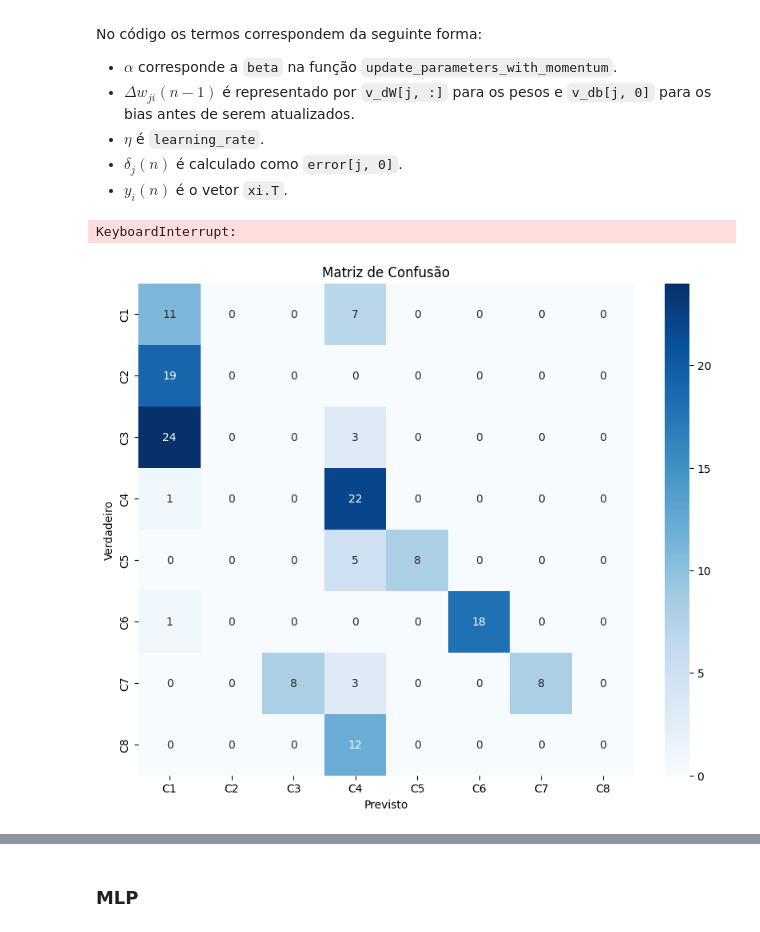
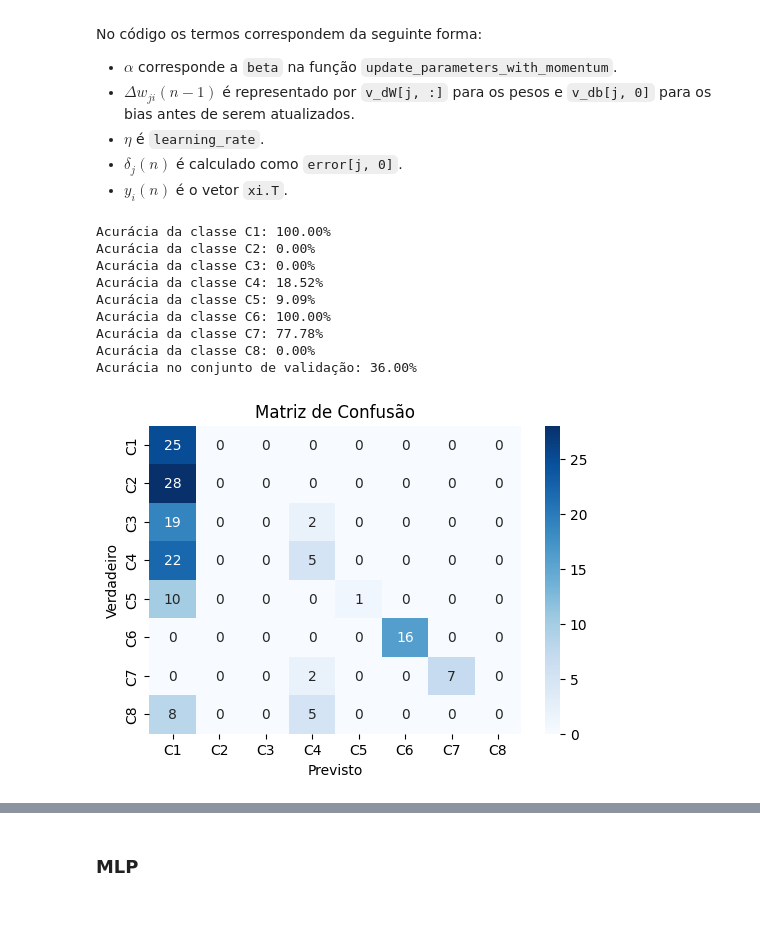
Before and after one commit to ArthurrCr/DEEP-LEARNING, a Jupyter notebook: [DL] 1A Lista_.ipynb, the cells around one changed output, grey strips where cells are left out. Cells and saved outputs as stored; diff of their text form; code cells hidden in the pictures.

```diff
--- a/[DL] 1A Lista_.ipynb
+++ b/[DL] 1A Lista_.ipynb
@@ -684,7 +660,7 @@ def function_c(x):
     return 10*x**5 + 5*x**4 + 2*x**3 - 0.5*x**2 + 3*x + 2
 
 # Gerando dados de amostra (200 amostras uniformemente espaçadas entre 0 e 5)
-x_samples_c = np.linspace(0, 5, 1000)  # 200 amostras entre 0 e 5
+x_samples_c = np.linspace(0, 5, 200)  # 200 amostras entre 0 e 5
 y_samples_c = function_c(x_samples_c)
 
 # Dividindo os dados em conjuntos de treinamento e validação
@@ -1036,7 +1016,7 @@ xx, yy = np.meshgrid(np.arange(x_min, x_max, 0.01),
 
 # Prever classes para cada ponto na grade
 grid_points = np.c_[xx.ravel(), yy.ravel()].T  # Preparar pontos da grade para classificação
-A = forward_propagation(grid_points, parameters)  # Obter saída do modelo para cada ponto
+A = forward_propagation_delta(grid_points, parameters)  # Obter saída do modelo para cada ponto
 predictions = np.argmax(A, axis=0)  # Obter a classe com a maior saída
 Z = predictions.reshape(xx.shape)  # Reshape de acordo com a grade de pontos
 
@@ -1045,10 +1025,10 @@ plt.contourf(xx, yy, Z, alpha=0.4, cmap='Spectral')
 plt.xlim(xx.min(), xx.max())
 plt.ylim(yy.min(), yy.max())
 
-# Plotar os pontos de treinamento
+# Plotar os pontos de teste
 for i, color in enumerate(['blue', 'c', 'y', 'm', 'r', 'g', 'k', 'orange']):
-    idx = np.where(Y_train[i, :] == 1)
-    plt.scatter(X_train[0, idx], X_train[1, idx], c=color, label=class_dict[i][1], edgecolor='black')
+    idx = np.where(Y_test[i, :] == 1)
+    plt.scatter(X_test[0, idx], X_test[1, idx], c=color, label=class_dict[i])
 
 plt.title('Regiões de Decisão do Perceptron')
 plt.xlabel('X1')
@@ -1147,39 +1122,57 @@ def nn_model_with_momentum(X, Y, num_iterations=100, learning_rate=0.01, beta=0.
     return parameters
 # %%
-def train_and_evaluate_with_momentum(X_train, Y_train, X_val, Y_val, num_iterations=100, learning_rate=0.01, beta=0.9):
+def predict_with_momentum(X, parameters):
+    Z = forward_propagation_momentum(X, parameters)  # Obtenha os valores de Z (logits)
+    A = np.where(Z > 0, 1, -1)  # Aplica a função de ativação
+    predictions = np.argmax(A, axis=0)  # Converte os logits em previsões de classe
+    return predictions
+
+def calculate_accuracy(Y_true, Y_pred):
+    # Y_true e Y_pred devem ser vetores de índices de classe
+    return np.mean(Y_true == Y_pred)
+
+def train_and_evaluate_with_momentum(X_train, Y_train, X_val, Y_val, num_iterations, learning_rate, beta):
     parameters = nn_model_with_momentum(X_train, Y_train, num_iterations, learning_rate, beta)
 
     # Previsões no conjunto de validação
-    A_val = forward_propagation(X_val, parameters)
-    predictions_val = (A_val == 1).astype(int)
-    Y_val_class = (Y_val == 1).astype(int)
+    predictions_val = predict_with_momentum(X_val, parameters)
+    Y_val_indices = np.argmax(Y_val, axis=0)  # Converte de one-hot para índices de classe
 
-    # Converter previsões e rótulos verdadeiros em índices de classes para calcular a matriz de confusão
-    predictions_val_indices = np.argmax(predictions_val, axis=0)
-    Y_val_indices = np.argmax(Y_val_class, axis=0)
+    # Calcular a matriz de confusão e a acurácia geral
+    cm = confusion_matrix(Y_val_indices, predictions_val)
+    accuracy = calculate_accuracy(Y_val_indices, predictions_val)
 
-    # Calcular a matriz de confusão e a acurácia
-    cm = confusion_matrix(Y_val_indices, predictions_val_indices)
-    accuracy = accuracy_score(Y_val_indices, predictions_val_indices)
+    # Calcular e imprimir a acurácia por classe nos dados de validação
+    accuracies = cm.diagonal() / cm.sum(axis=1)
+    for i, acc in enumerate(accuracies):
+        print(f"Acurácia da classe {class_dict[i]}: {acc * 100:.2f}%")
 
     return cm, accuracy, parameters
 
 # Treinar o modelo e avaliar no conjunto de validação
-cm, accuracy, parameters = train_and_evaluate_with_momentum(X_train, Y_train, X_val, Y_val, num_iterations=3000, learning_rate=0.1, beta=0.9)
+cm, accuracy, parameters = train_and_evaluate_with_momentum(X_train, Y_train, X_val, Y_val, num_iterations=1000, learning_rate=0.1, beta=0.9)
 print(f"Acurácia no conjunto de validação: {accuracy * 100:.2f}%")
 # %% [output]
-KeyboardInterrupt:
+Acurácia da classe C1: 100.00%
+Acurácia da classe C2: 0.00%
+Acurácia da classe C3: 0.00%
+Acurácia da classe C4: 18.52%
+Acurácia da classe C5: 9.09%
+Acurácia da classe C6: 100.00%
+Acurácia da classe C7: 77.78%
+Acurácia da classe C8: 0.00%
+Acurácia no conjunto de validação: 36.00%
 # %%
 # Plotar a matriz de confusão
-plt.figure(figsize=(10, 8))
+plt.figure(figsize=(6, 4))
 sns.heatmap(cm, annot=True, fmt='d', cmap='Blues', xticklabels=class_dict.values
 (), yticklabels=class_dict.values())
 plt.title('Matriz de Confusão')
 plt.ylabel('Verdadeiro')
 plt.xlabel('Previsto')
 plt.show()
 # %% [output]
-[figure, old version]
+[figure, new version]
 # %%
 # Definir os limites da grade e criar uma grade de pontos
 x_min, x_max = -1.2, 1.2
```
Also changed, not shown: parts of 31 cells of this notebook.
